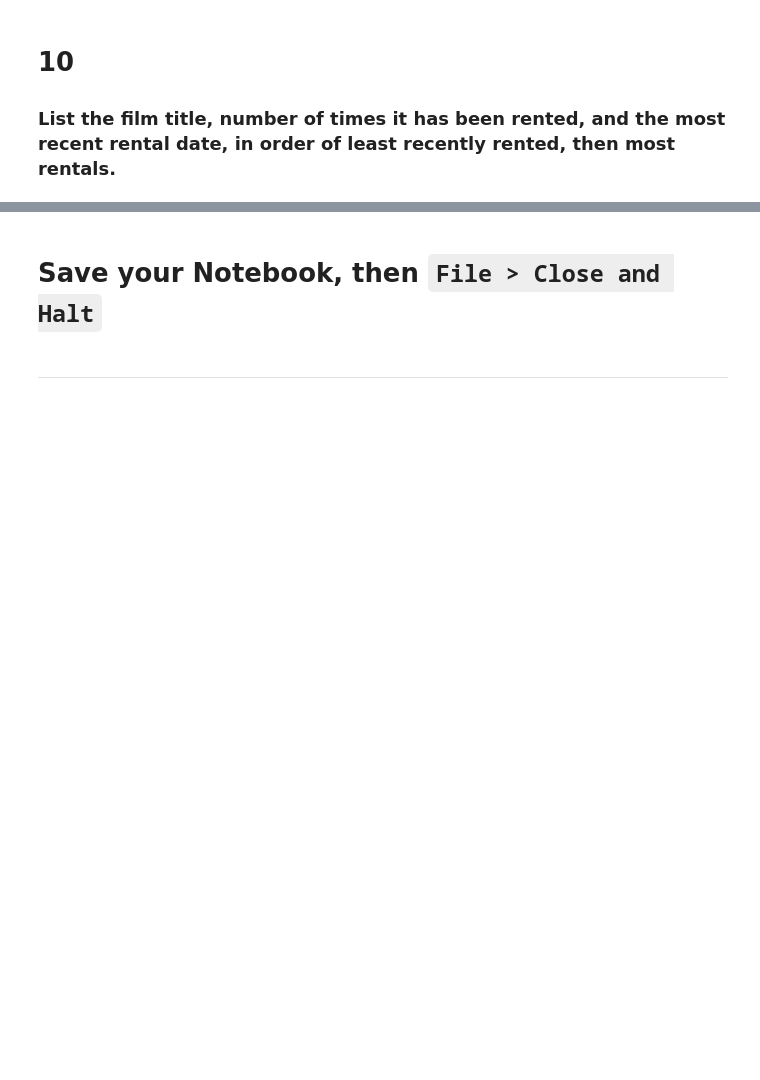
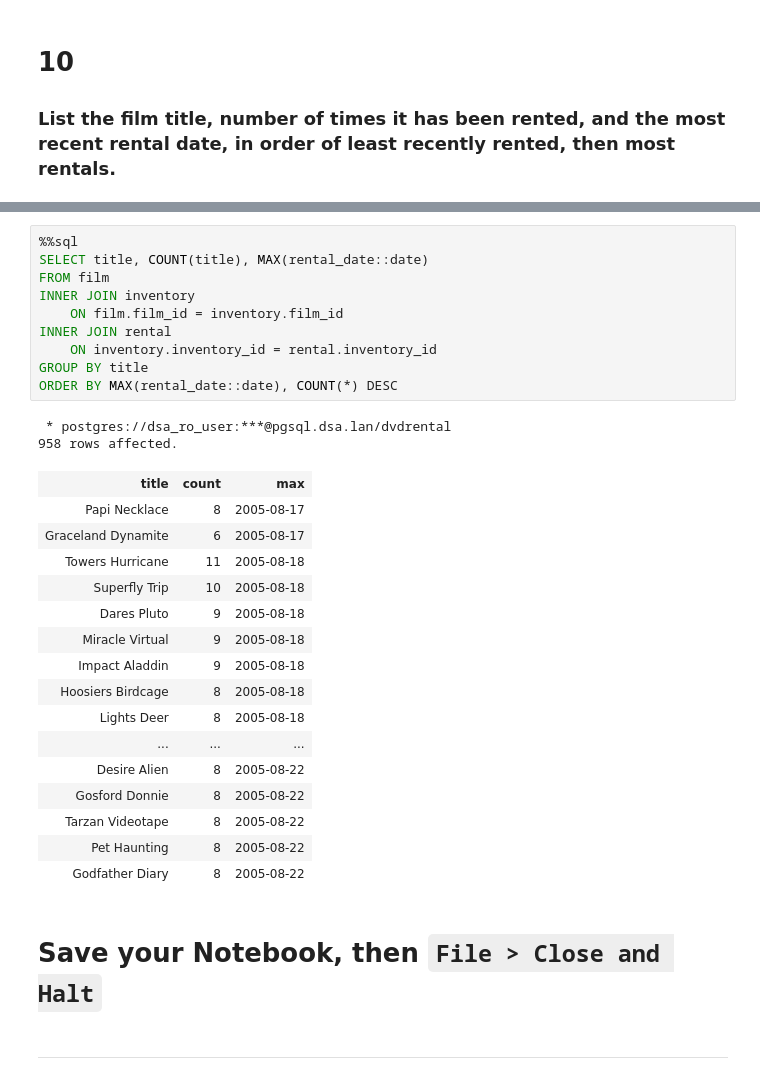
Before and after one commit to BlakeBigG/Database_and_Analytics_MS, a Jupyter notebook: modules/module3/exercises/M3-E2-Aggregations.ipynb, the cells around one changed output, grey strips where cells are left out. Cells and saved outputs as stored; diff of their text form; blank space fills up the shorter version.

```diff
--- a/modules/module3/exercises/M3-E2-Aggregations.ipynb
+++ b/modules/module3/exercises/M3-E2-Aggregations.ipynb
@@ -125,3 +473,32 @@ EXPLAIN
+# %%
+%%sql
+SELECT title, COUNT(title), MAX(rental_date::date)
+FROM film
+INNER JOIN inventory
+    ON film.film_id = inventory.film_id
+INNER JOIN rental
+    ON inventory.inventory_id = rental.inventory_id
+GROUP BY title
+ORDER BY MAX(rental_date::date), COUNT(*) DESC
+# %% [output]
+ * postgres://dsa_ro_user:***@pgsql.dsa.lan/dvdrental
+958 rows affected.
+| title | count | max |
+| Papi Necklace | 8 | 2005-08-17 |
+| Graceland Dynamite | 6 | 2005-08-17 |
+| Towers Hurricane | 11 | 2005-08-18 |
+| Superfly Trip | 10 | 2005-08-18 |
+| Dares Pluto | 9 | 2005-08-18 |
+| Miracle Virtual | 9 | 2005-08-18 |
+| Impact Aladdin | 9 | 2005-08-18 |
+| Hoosiers Birdcage | 8 | 2005-08-18 |
+| Lights Deer | 8 | 2005-08-18 |
+| ... | ... | ... |
+| Desire Alien | 8 | 2005-08-22 |
+| Gosford Donnie | 8 | 2005-08-22 |
+| Tarzan Videotape | 8 | 2005-08-22 |
+| Pet Haunting | 8 | 2005-08-22 |
+| Godfather Diary | 8 | 2005-08-22 |
 # %% [markdown]
 # Save your Notebook, then `File > Close and Halt`
 # %% [markdown]
```
Also changed, not shown: parts of 37 cells of this notebook, 1 other file.
